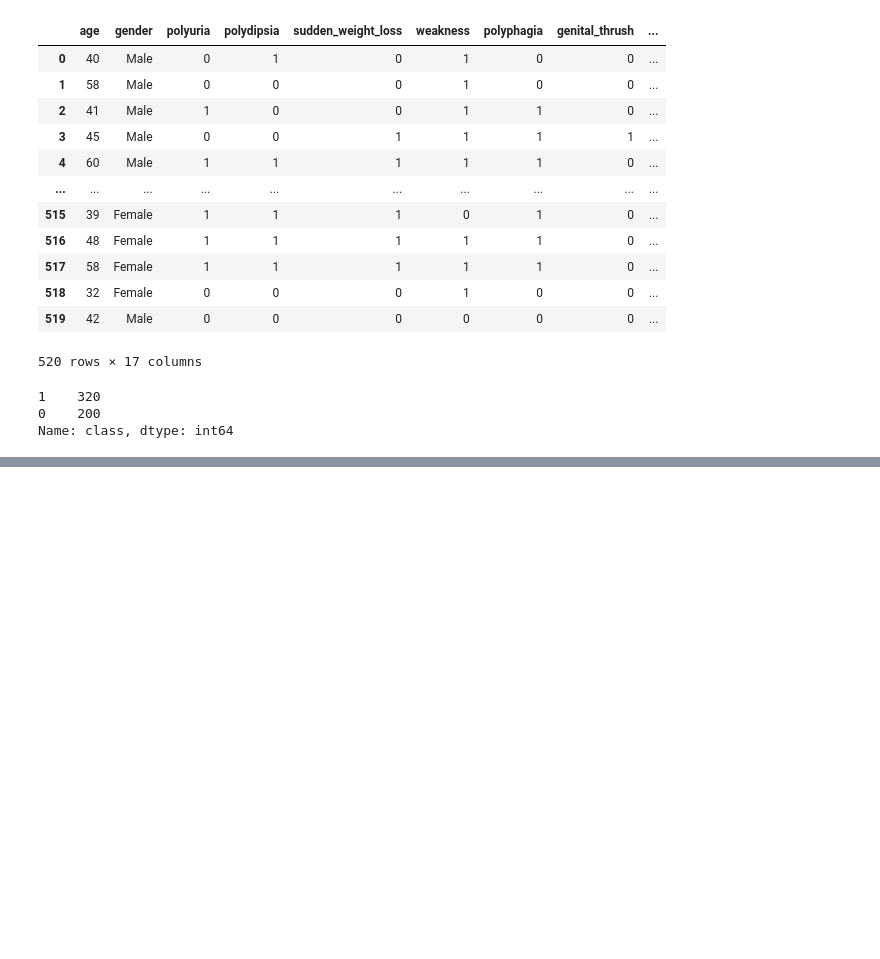
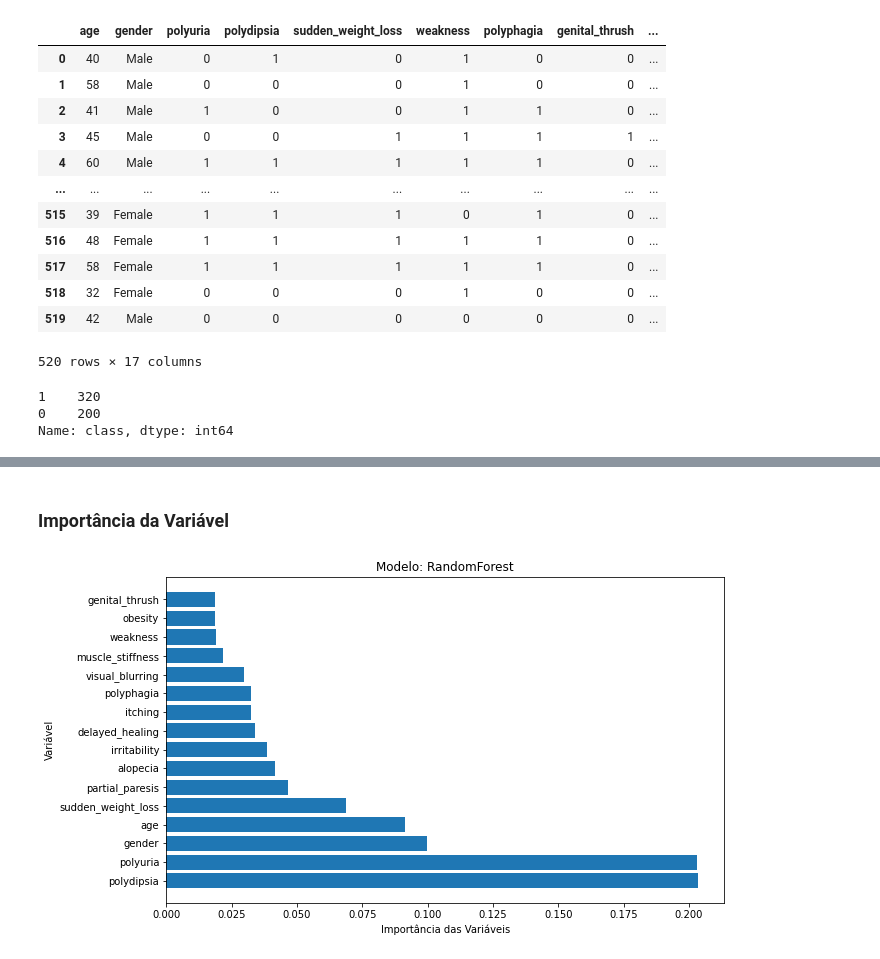
Before and after one commit to KalimaraPeleteiro/Viventis-DataRepository, a Jupyter notebook: features/diabetes/notebooks/andrewmvd.ipynb, the cells around one changed output, grey strips where cells are left out. Drawn from its saved outputs; the diff is of its cells as text; code cells hidden in the pictures; blank space fills up the shorter version.

```diff
--- a/features/diabetes/notebooks/andrewmvd.ipynb
+++ b/features/diabetes/notebooks/andrewmvd.ipynb
@@ -25,0 +52,2 @@ Name: class, dtype: int64
+# %%
+dataset.gender.replace(["Male", "Female"], [0, 1], inplace=True)
@@ -25,0 +70,5 @@ Name: class, dtype: int64
+# %%
+y = dataset["class"]
+x = dataset.drop("class", axis=1)
+
+x
@@ -25,0 +106,7 @@ Name: class, dtype: int64
+# %%
+from sklearn.preprocessing import StandardScaler
+scaler = StandardScaler()
+x_scaled = scaler.fit_transform()
+
+x_scaled = pd.DataFrame(x_scaled, columns=x.columns)
+x_scaled
@@ -25,0 +214,24 @@ Name: class, dtype: int64
+# %% [markdown]
+### Importância da Variável
+# %%
+from sklearn.ensemble import RandomForestClassifier
+import matplotlib.pyplot as plt
+import numpy as np
+
+model = RandomForestClassifier(n_estimators=100)
+model.fit(x_scaled, y)
+
+importances = model.feature_importances_
+
+indices = np.argsort(importances)[::-1]
+sorted_importances = importances[indices]
+sorted_features = x_scaled.columns[indices]
+
+plt.figure(figsize=(10, 6))
+plt.barh(sorted_features, sorted_importances)
+plt.xlabel('Importância das Variáveis')
+plt.ylabel('Variável')
+plt.title('Modelo: RandomForest')
+plt.show()
+# %% [output]
+[figure, added]
```
Also changed, not shown: parts of 16 cells of this notebook, 2 other files.
